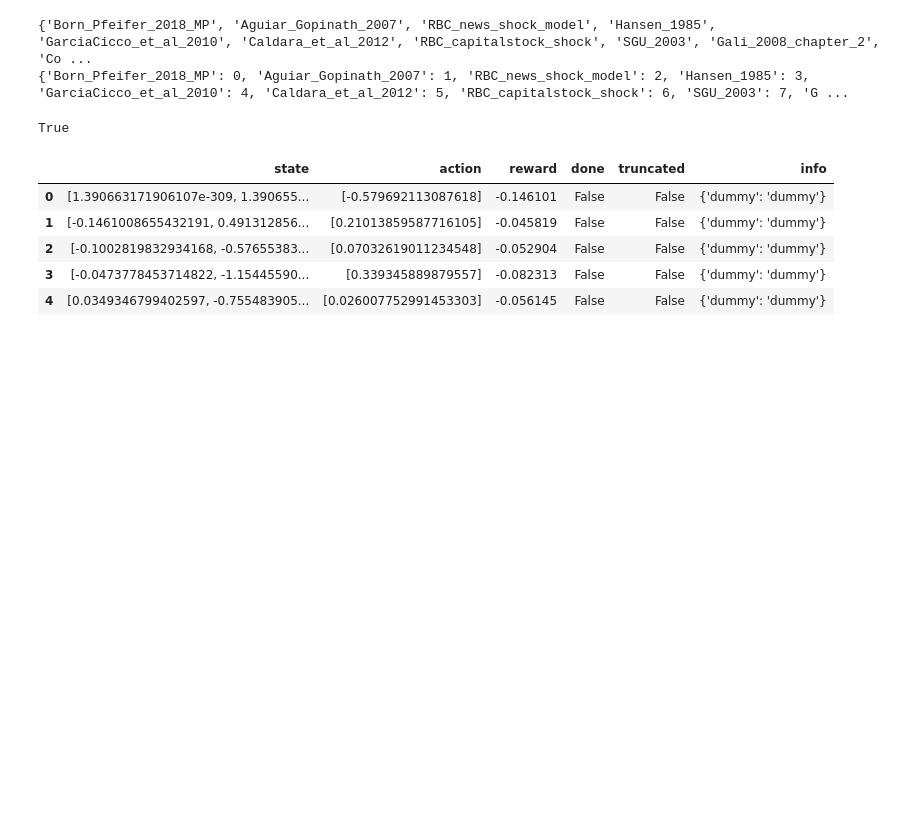
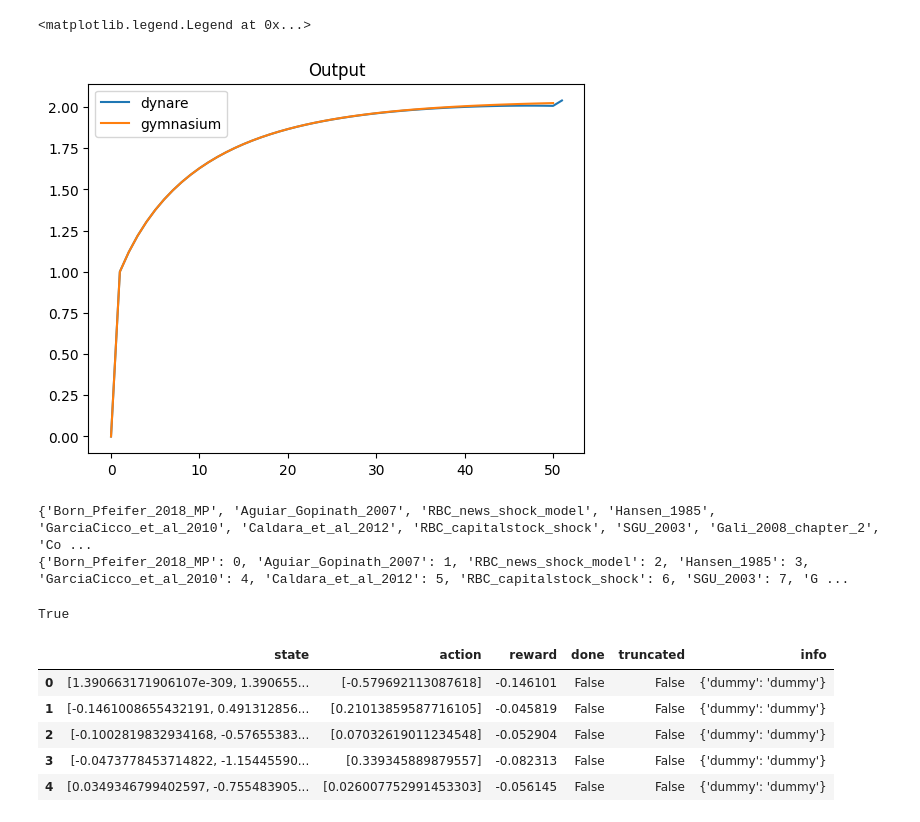
Before and after one commit to Alexponomarev7/marl-macro-modeling, a Jupyter notebook: lib/envs/junk.ipynb, the cells around one changed output. Drawn from its saved outputs; the diff is of its cells as text; code cells hidden in the pictures; blank space fills up the shorter version.

Commit message:
Add test and fix Capital access for Env (#15)
Add tests for validation dynare and gymnasium
Fix capital access in Ramsey

```diff
--- a/lib/envs/junk.ipynb
+++ b/lib/envs/junk.ipynb
@@ -0,0 +1,18 @@
+# %%
+%load_ext autoreload
+%autoreload 2
+from research.data.utils import GenerationType, generate_model
+
+
+parameters = {"start_capital": 1.0, "delta": 0.025, "alpha": 0.33, "beta": 0.95}
+
+
+df_dynare, params = generate_model(
+    "Ramsey", parameters, periods=50, type=GenerationType.DYNARE
+)
+df_gymnasium, params = generate_model(
+    "Ramsey", parameters, periods=50, type=GenerationType.GYMNASIUM
+)
+df_gymnasium_with_trajectory, params = generate_model(
+    "Ramsey", parameters, periods=50, type=GenerationType.GYMNASIUM, trajectory=df_dynare
+)
@@ -1,3 +99,12 @@
+# %%
+import matplotlib.pyplot as plt
+plt.title("Output")
+plt.plot(df_dynare.Output, label="dynare")
+plt.plot(df_gymnasium.Output, label="gymnasium")
+plt.legend()
+# %% [output]
+<matplotlib.legend.Legend at 0x...>
+[figure, added]
 # %%
 from pathlib import Path
 import pandas as pd
```
Also changed, not shown: parts of 4 cells of this notebook, 10 other files.
